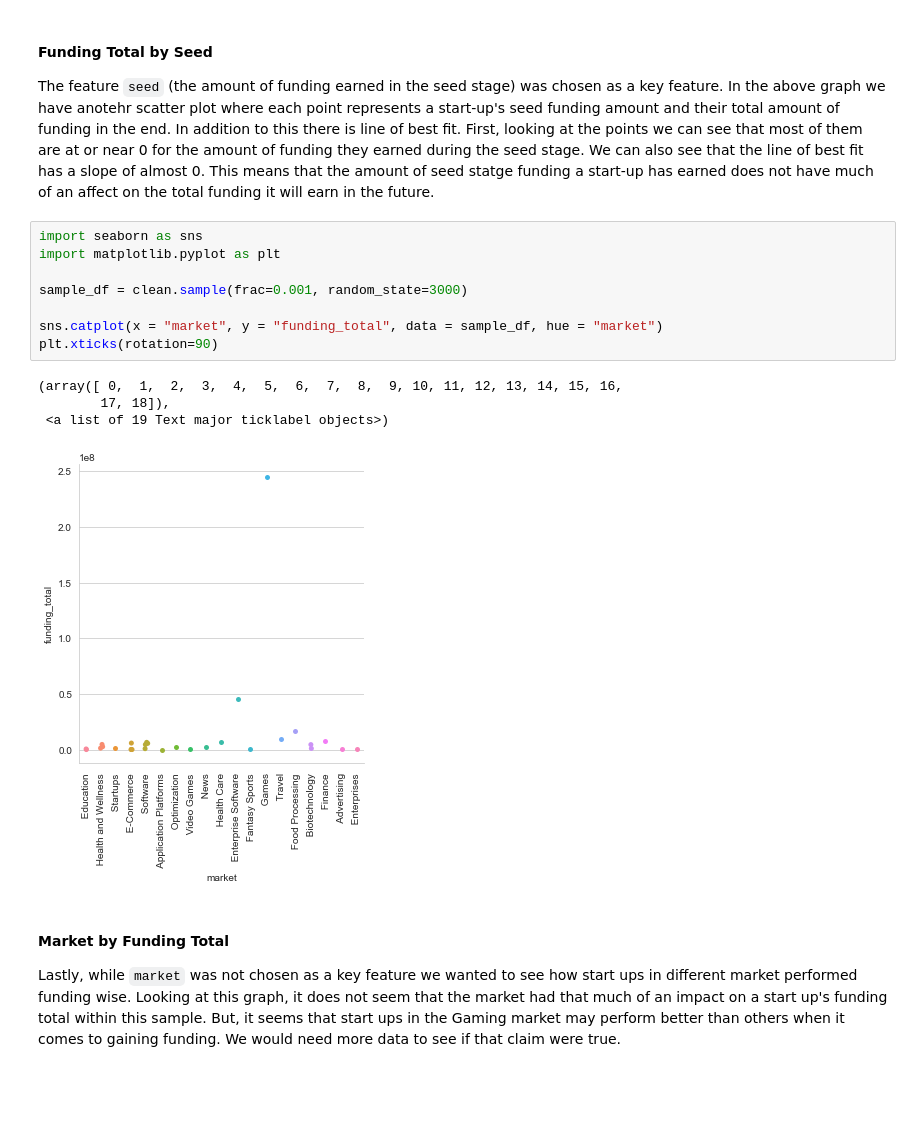
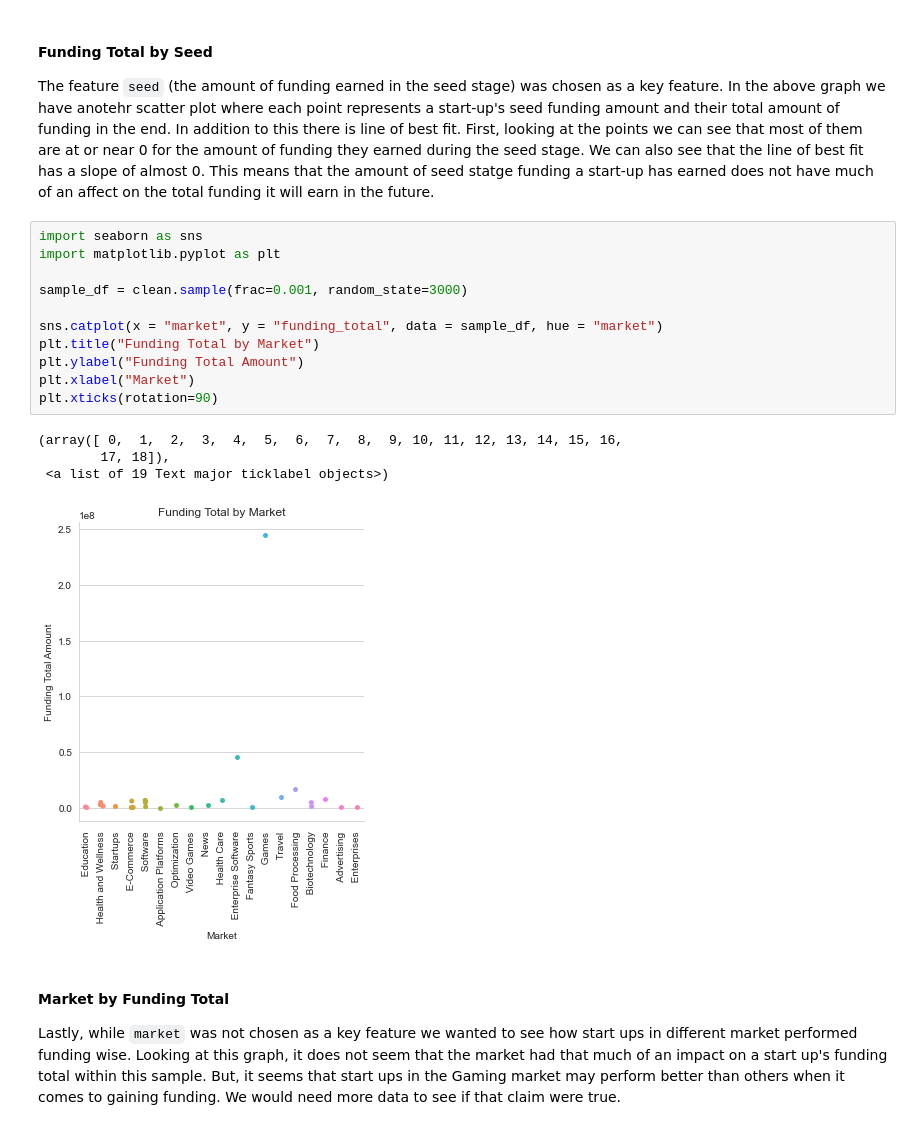
Before and after one commit to tommygreenwald/DS3000FP, a Jupyter notebook: DS3000_FP4_Section01_Group22.ipynb, the cells around one changed output. Saved outputs shown, nothing was run; the diff lists cells and outputs as text; blank space fills up the shorter version.

```diff
--- a/DS3000_FP4_Section01_Group22.ipynb
+++ b/DS3000_FP4_Section01_Group22.ipynb
@@ -362,16 +346,19 @@ The feature `seed` (the amount of funding earned in the seed stage) was chosen a
 # %%
 import seaborn as sns
 import matplotlib.pyplot as plt
 
 sample_df = clean.sample(frac=0.001, random_state=3000)
 
 sns.catplot(x = "market", y = "funding_total", data = sample_df, hue = "market")
+plt.title("Funding Total by Market")
+plt.ylabel("Funding Total Amount")
+plt.xlabel("Market")
 plt.xticks(rotation=90)
 # %% [output]
 (array([ 0,  1,  2,  3,  4,  5,  6,  7,  8,  9, 10, 11, 12, 13, 14, 15, 16,
         17, 18]),
  <a list of 19 Text major ticklabel objects>)
-[figure, old version]
+[figure, new version]
 # %% [markdown]
 #### Market by Funding Total
 Lastly, while `market` was not chosen as a key feature we wanted to see how start ups in different market performed funding wise. Looking at this graph, it does not seem that the market had that much of an impact on a start up's funding total within this sample. But, it seems that start ups in the Gaming market may perform better than others when it comes to gaining funding. We would need more data to see if that claim were true.
```
Also changed, not shown: parts of 19 cells of this notebook.
